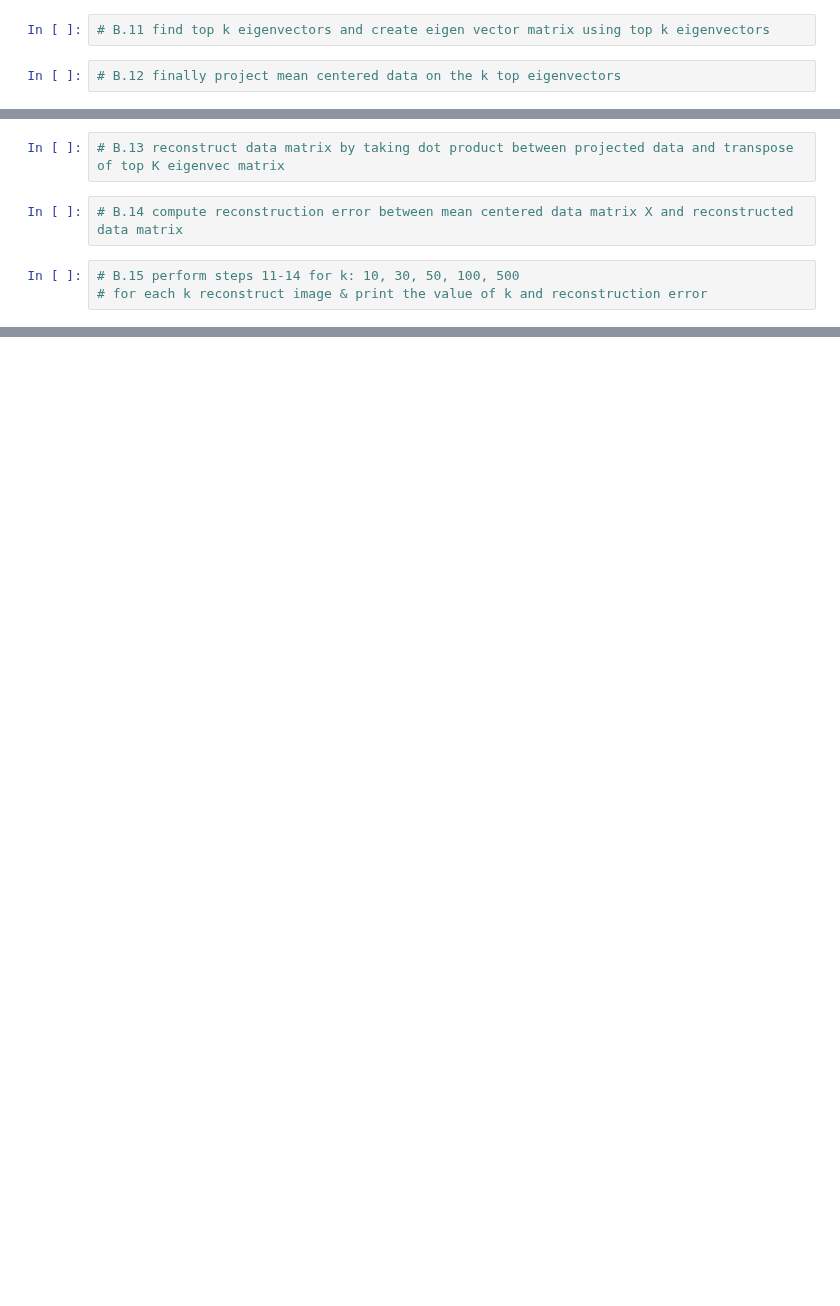
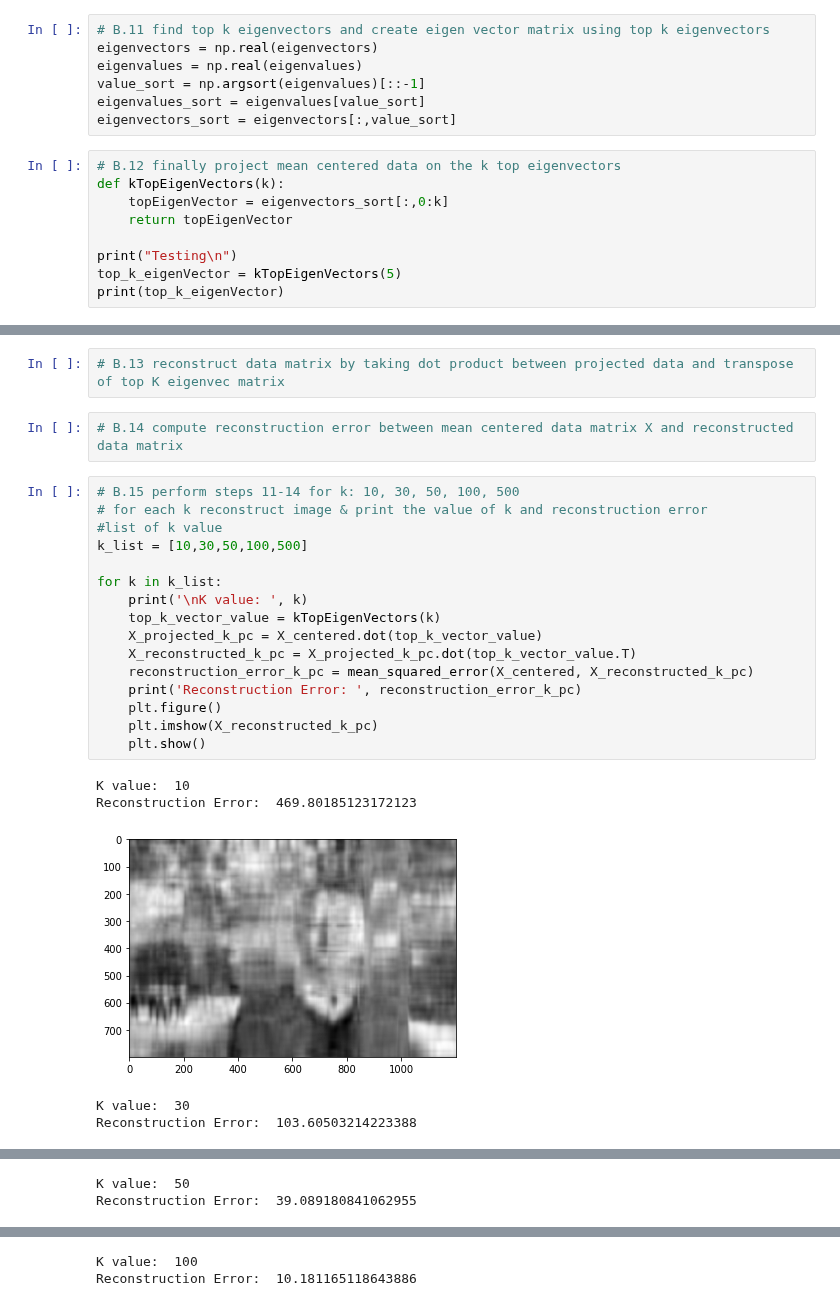
Before and after one commit to jreyesco16/ml-assignment, a Jupyter notebook: assignment-4/kim_changsu_steiner_devan_reyes-cortes_jesse_assignment4.ipynb, the cells around one changed output, grey strips where cells are left out. Cells and saved outputs as stored; diff of their text form; blank space fills up the shorter version.

```diff
--- a/assignment-4/kim_changsu_steiner_devan_reyes-cortes_jesse_assignment4.ipynb
+++ b/assignment-4/kim_changsu_steiner_devan_reyes-cortes_jesse_assignment4.ipynb
@@ -311,4 +440,16 @@ AttributeError: 'list' object has no attribute 'coef_'
 # %%
 # B.11 find top k eigenvectors and create eigen vector matrix using top k eigenvectors
+eigenvectors = np.real(eigenvectors)
+eigenvalues = np.real(eigenvalues)
+value_sort = np.argsort(eigenvalues)[::-1]
+eigenvalues_sort = eigenvalues[value_sort]
+eigenvectors_sort = eigenvectors[:,value_sort]
 # %%
 # B.12 finally project mean centered data on the k top eigenvectors
+def kTopEigenVectors(k):
+    topEigenVector = eigenvectors_sort[:,0:k]
+    return topEigenVector
+
+print("Testing\n")
+top_k_eigenVector = kTopEigenVectors(5)
+print(top_k_eigenVector)
@@ -319,3 +470,22 @@ AttributeError: 'list' object has no attribute 'coef_'
 # %%
 # B.15 perform steps 11-14 for k: 10, 30, 50, 100, 500
 # for each k reconstruct image & print the value of k and reconstruction error
+#list of k value
+k_list = [10,30,50,100,500]
+
+for k in k_list:
+    print('\nK value: ', k)
+    top_k_vector_value = kTopEigenVectors(k)
+    X_projected_k_pc = X_centered.dot(top_k_vector_value)
+    X_reconstructed_k_pc = X_projected_k_pc.dot(top_k_vector_value.T)
+    reconstruction_error_k_pc = mean_squared_error(X_centered, X_reconstructed_k_pc)
+    print('Reconstruction Error: ', reconstruction_error_k_pc)
+    plt.figure()
+    plt.imshow(X_reconstructed_k_pc)
+    plt.show()
+# %% [output]
+K value:  10
+Reconstruction Error:  469.80185123172123
+[figure, added]
+K value:  30
+Reconstruction Error:  103.60503214223388
@@ -321,0 +493,2 @@ AttributeError: 'list' object has no attribute 'coef_'
+K value:  50
+Reconstruction Error:  39.089180841062955
@@ -321,0 +496,2 @@ AttributeError: 'list' object has no attribute 'coef_'
+K value:  100
+Reconstruction Error:  10.181165118643886
```
Also changed, not shown: parts of 12 cells of this notebook.
